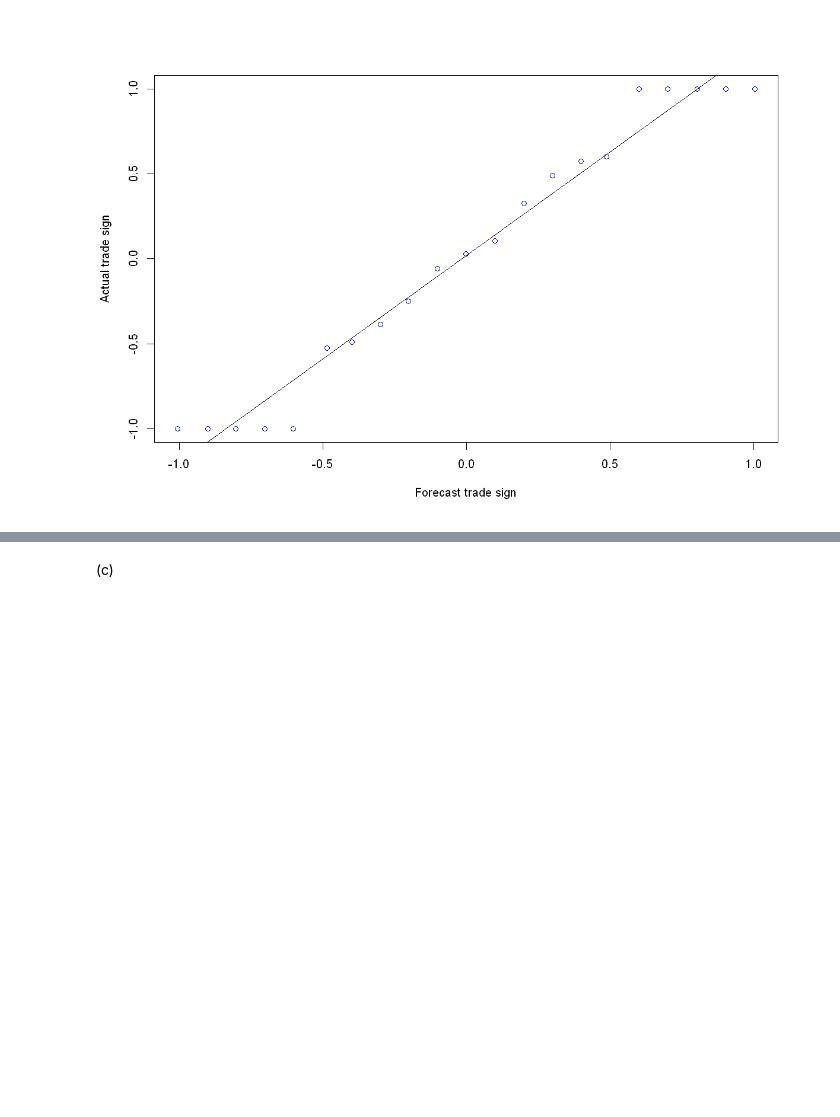
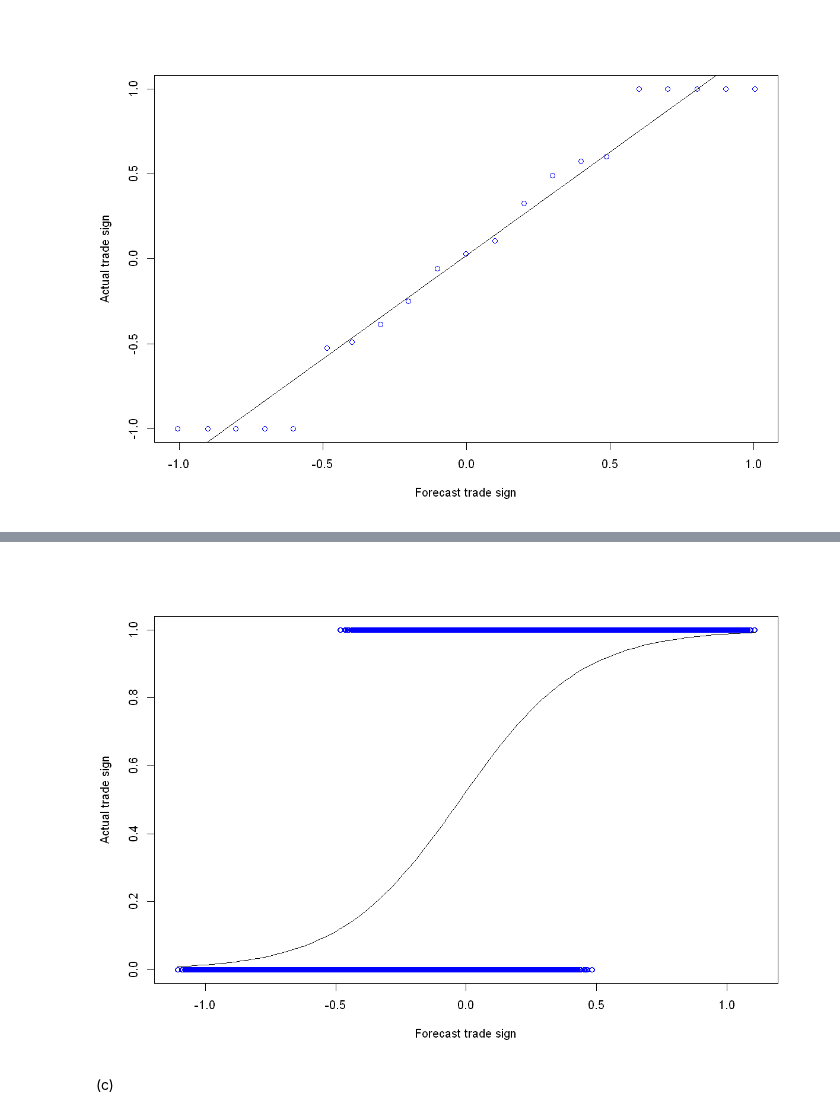
Before and after one commit to gjimzhou/MTH9879-Market-Microstructure-Models, a Jupyter notebook: 9879HW7_Junliang_Zhou.ipynb, the cells around one changed output, grey strips where cells are left out. Cells and saved outputs as stored; diff of their text form; code cells hidden in the pictures; blank space fills up the shorter version.

```diff
--- a/9879HW7_Junliang_Zhou.ipynb
+++ b/9879HW7_Junliang_Zhou.ipynb
@@ -354,0 +357,9 @@ abline(fit2)
+# %%
+# Modify trade signs for logit
+len <- length(forecasts)
+tradeSigns <- tradeSigns[1:len]
+tradeSigns <- (tradeSigns+1)/2
+
+# Logistic regression for trade sign
+logit <- glm(tradeSigns ~ forecasts, family = binomial(link="logit"))
+summary(logit)
@@ -355,3 +384,9 @@ abline(fit2)
+# %%
+# Plot
+plot(forecasts, tradeSigns, col="blue", xlab="Forecast trade sign", ylab="Actual trade sign")
+curve(predict(logit, data.frame(forecasts=x), type="resp"), add=T)
+# %% [output]
+[figure, added]
 # %% [markdown]
 (c)
 # %% [markdown]
```
Also changed, not shown: parts of 3 cells of this notebook.
